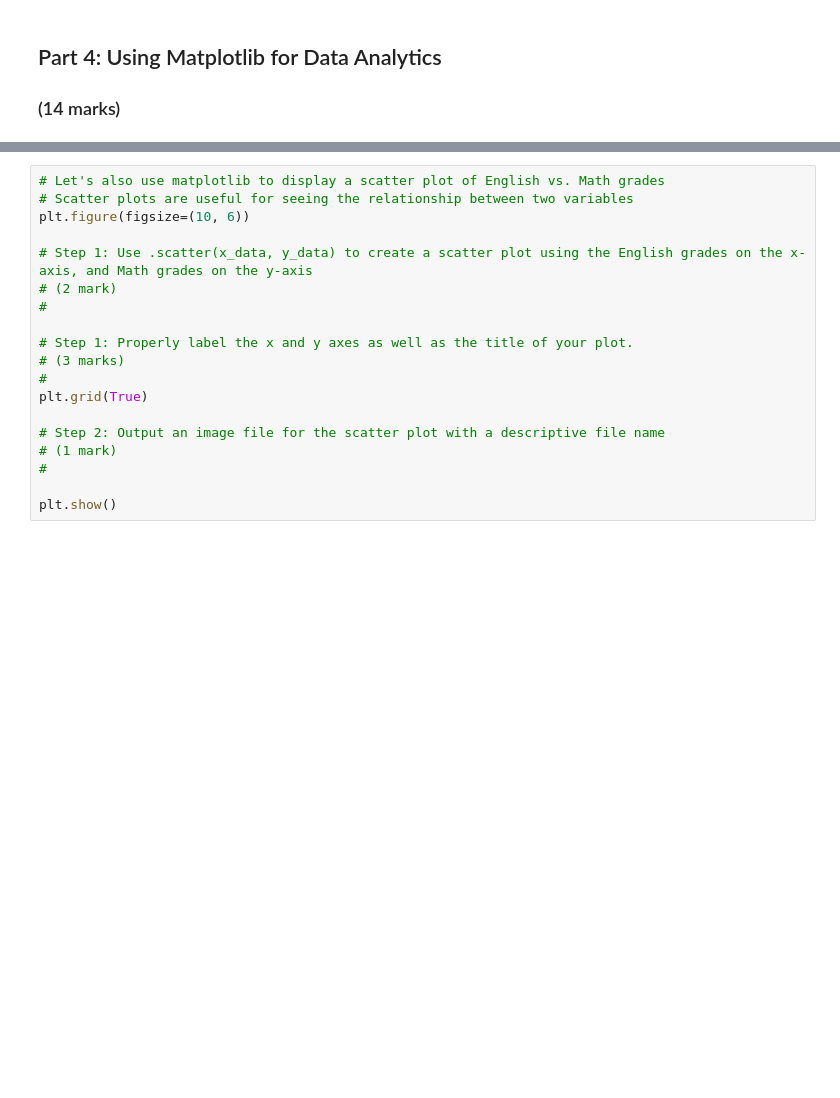
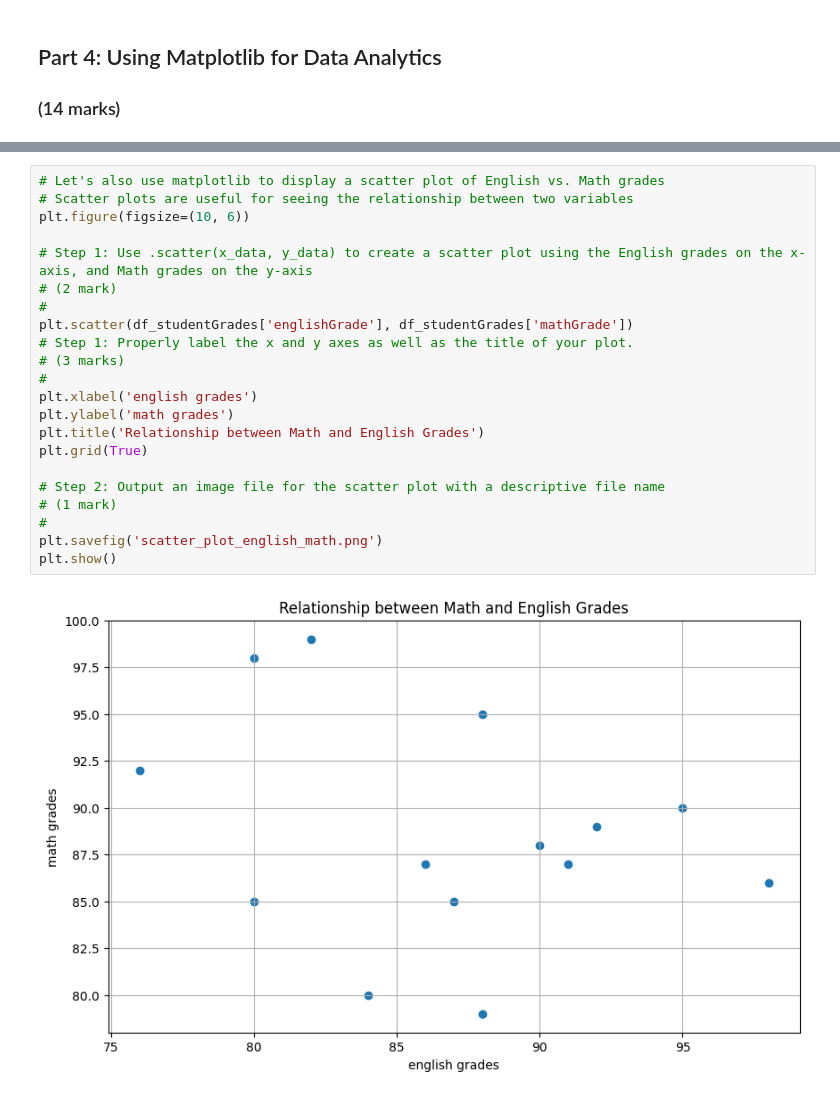
Before and after one commit to Dewr4n/engg680_2024_fall, a Jupyter notebook: Lab_Assignment1/StudentGradeManagementSystem.ipynb, the cells around one changed output, grey strips where cells are left out. Saved outputs shown, nothing was run; the diff lists cells and outputs as text; blank space fills up the shorter version.

```diff
--- a/Lab_Assignment1/StudentGradeManagementSystem.ipynb
+++ b/Lab_Assignment1/StudentGradeManagementSystem.ipynb
@@ -404,22 +430,27 @@ plt.show()
 # %%
 # Let's also use matplotlib to display a scatter plot of English vs. Math grades
 # Scatter plots are useful for seeing the relationship between two variables
 plt.figure(figsize=(10, 6))
 
 # Step 1: Use .scatter(x_data, y_data) to create a scatter plot using the English grades on the x-axis, and Math grades on the y-axis
 # (2 mark)
 #
-
+plt.scatter(df_studentGrades['englishGrade'], df_studentGrades['mathGrade'])
 # Step 1: Properly label the x and y axes as well as the title of your plot.
 # (3 marks)
 #
+plt.xlabel('english grades')
+plt.ylabel('math grades')
+plt.title('Relationship between Math and English Grades')
 plt.grid(True)
 
 # Step 2: Output an image file for the scatter plot with a descriptive file name
 # (1 mark)
 #
-
+plt.savefig('scatter_plot_english_math.png')
 plt.show()
+# %% [output]
+[figure, added]
 # %%
 # From the scatter plot, is there a relationship between the Math and English grades?
 # (1 mark)
```
Also changed, not shown: parts of 15 cells of this notebook, 3 other files.
